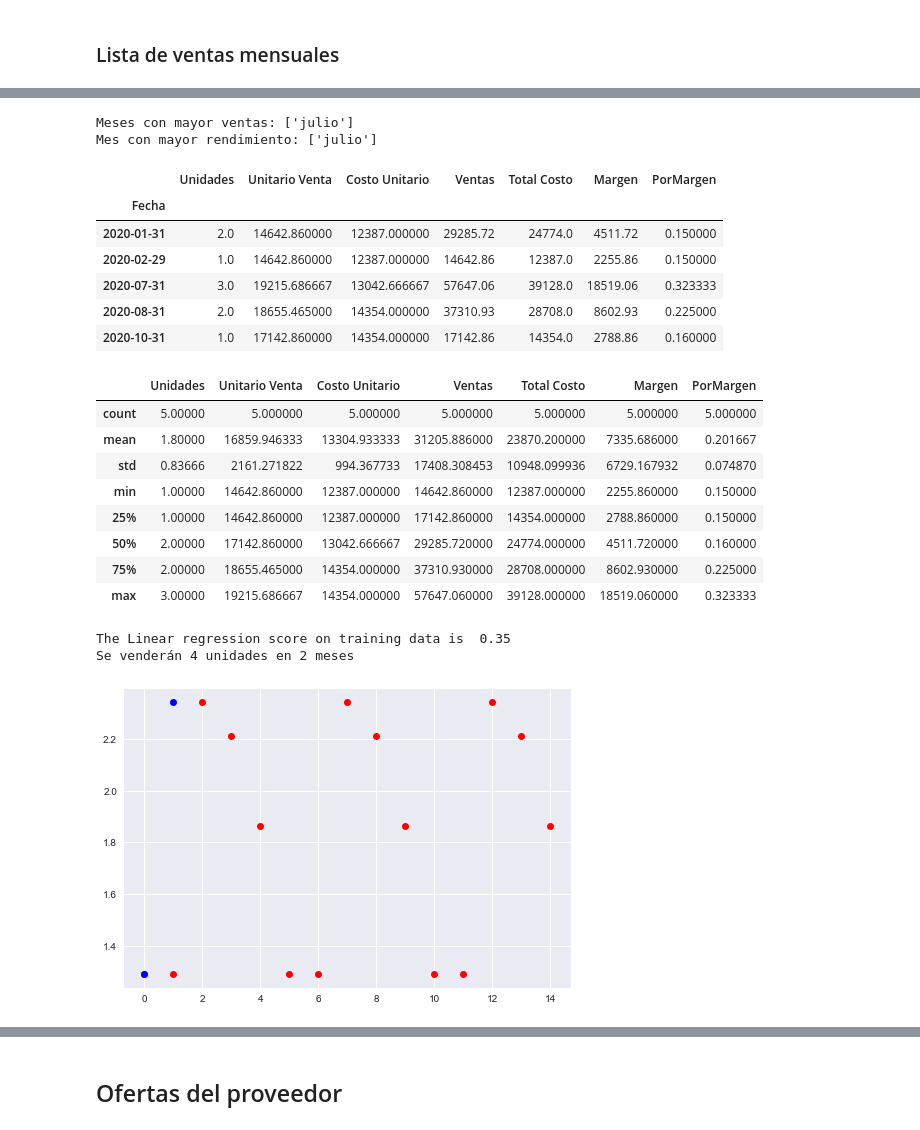
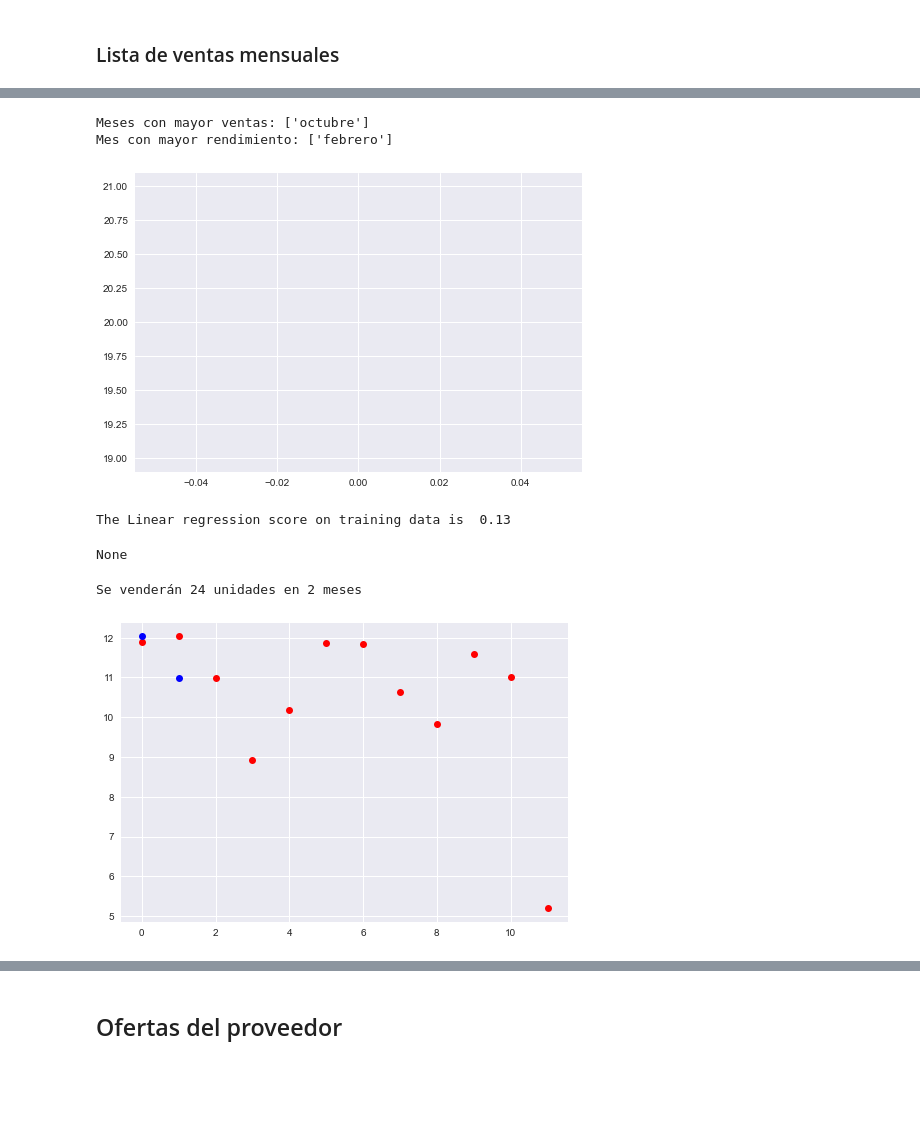
Before and after one commit to jgu7man/sales-predictions-notebooks, a Jupyter notebook: Products.ipynb, the cells around one changed output, grey strips where cells are left out. Cells and saved outputs as stored; diff of their text form; code cells hidden in the pictures; blank space fills up the shorter version.

```diff
--- a/Products.ipynb
+++ b/Products.ipynb
@@ -31,10 +31,14 @@ df.head()
 # %% [markdown]
 ### Seleccionar producto
 # %%
-prod_id = '10045630'
+prod_id = '10012919'
 ps = df.loc[df['Codigo'] == prod_id]
 prod_name = ps['Descripcion'].unique()[0].strip()
 print('Producto seleccionado: ', prod_name)
+first = ps.iloc[0]['Fecha']
+last = ps.iloc[-1]['Fecha']
+print(first)
+print(last)
 display(ps.head())
 display(ps.describe())
 # %% [output]
@@ -224,63 +309,55 @@ for month, row in max_margen_month.iterrows():
     margen_months.append(str_month)
 print('Mes con mayor rendimiento:', margen_months)
 
-display(meses_list)
-display(meses_list.describe())
+plt.plot();
+
+# display(meses_list)
+# display(meses_list.describe())
 # %% [output]
-Meses con mayor ventas: ['julio']
-Mes con mayor rendimiento: ['julio']
+Meses con mayor ventas: ['octubre']
+Mes con mayor rendimiento: ['febrero']
-|  | Unidades | Unitario Venta | Costo Unitario | Ventas | Total Costo | Margen | PorMargen |
-| Fecha |  |  |  |  |  |  |  |
-| 2020-01-31 | 2.0 | 14642.860000 | 12387.000000 | 29285.72 | 24774.0 | 4511.72 | 0.150000 |
-| 2020-02-29 | 1.0 | 14642.860000 | 12387.000000 | 14642.86 | 12387.0 | 2255.86 | 0.150000 |
-| 2020-07-31 | 3.0 | 19215.686667 | 13042.666667 | 57647.06 | 39128.0 | 18519.06 | 0.323333 |
-| 2020-08-31 | 2.0 | 18655.465000 | 14354.000000 | 37310.93 | 28708.0 | 8602.93 | 0.225000 |
-| 2020-10-31 | 1.0 | 17142.860000 | 14354.000000 | 17142.86 | 14354.0 | 2788.86 | 0.160000 |
-|  | Unidades | Unitario Venta | Costo Unitario | Ventas | Total Costo | Margen | PorMargen |
-| count | 5.00000 | 5.000000 | 5.000000 | 5.000000 | 5.000000 | 5.000000 | 5.000000 |
-| mean | 1.80000 | 16859.946333 | 13304.933333 | 31205.886000 | 23870.200000 | 7335.686000 | 0.201667 |
-| std | 0.83666 | 2161.271822 | 994.367733 | 17408.308453 | 10948.099936 | 6729.167932 | 0.074870 |
-| min | 1.00000 | 14642.860000 | 12387.000000 | 14642.860000 | 12387.000000 | 2255.860000 | 0.150000 |
-| 25% | 1.00000 | 14642.860000 | 12387.000000 | 17142.860000 | 14354.000000 | 2788.860000 | 0.150000 |
-| 50% | 2.00000 | 17142.860000 | 13042.666667 | 29285.720000 | 24774.000000 | 4511.720000 | 0.160000 |
-| 75% | 2.00000 | 18655.465000 | 14354.000000 | 37310.930000 | 28708.000000 | 8602.930000 | 0.225000 |
-| max | 3.00000 | 19215.686667 | 14354.000000 | 57647.060000 | 39128.000000 | 18519.060000 | 0.323333 |
+[figure, added]
 # %%
+import json, codecs
+
 unitsX_train = meses_list[['Unitario Venta']]
 unitsY_train = meses_list['Unidades']
 unitsX_test = meses_list[['Unitario Venta']]
 unitsY_test = meses_list['Unidades']
 
 sc_X = StandardScaler()
 
 unitsX_train = sc_X.fit_transform(unitsX_train)
 unitsX_test = sc_X.transform(unitsX_test)
 
 # Entrenación
 reg = LinearRegression().fit(unitsX_train, unitsY_train)
 print("The Linear regression score on training data is ", round(reg.score(unitsX_train, unitsY_train),2))
 
 # Basado en la cantidad de meses obtenidos, se ajusta para predecir al menos 1 año
 repeats = (12 - len(unitsX_test)) / int(len(unitsX_test))
 repeats = math.ceil(repeats) + 1
 unitsX_test = np.tile(unitsX_test,(repeats, 1))
 
 # meses que el usuario quiere conocer en predicción
 months_req = 2
 months_required = unitsX_test[1:months_req +1 ]
 
 predict_year=reg.predict(unitsX_test)
-display(predict_year)
+b = predict_year.tolist()
+year_json = json.dump(b, codecs.open("year_predictions.json", "w"))
+display(year_json)
 predict_months = reg.predict(months_required)
 
 cantidad_predicted = math.ceil(predict_months.sum())
 print('Se venderán', cantidad_predicted, 'unidades en', months_req, 'meses')
 plt.plot(predict_year, 'ro', predict_months, 'bo')
 plt.show()
 # %% [output]
-The Linear regression score on training data is  0.35
-Se venderán 4 unidades en 2 meses
+The Linear regression score on training data is  0.13
+None
+Se venderán 24 unidades en 2 meses
-[figure, old version]
+[figure, new version]
 # %%
 
 prod_list = ps[['Fecha', 'Unidades', 'Ventas', 'Total Costo', 'Margen', 'PorMargen']]
```
Also changed, not shown: parts of 10 cells of this notebook, 5 other files.
